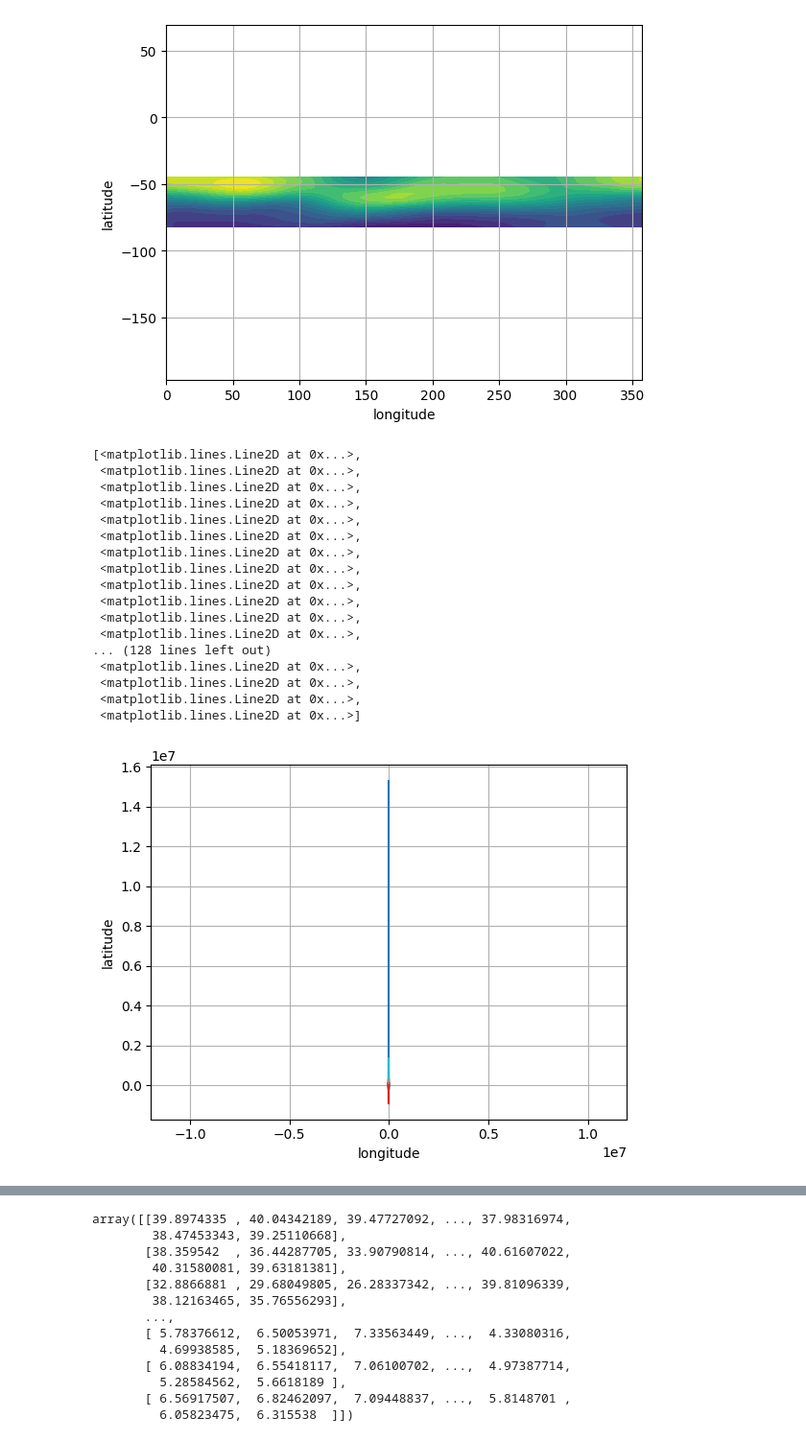
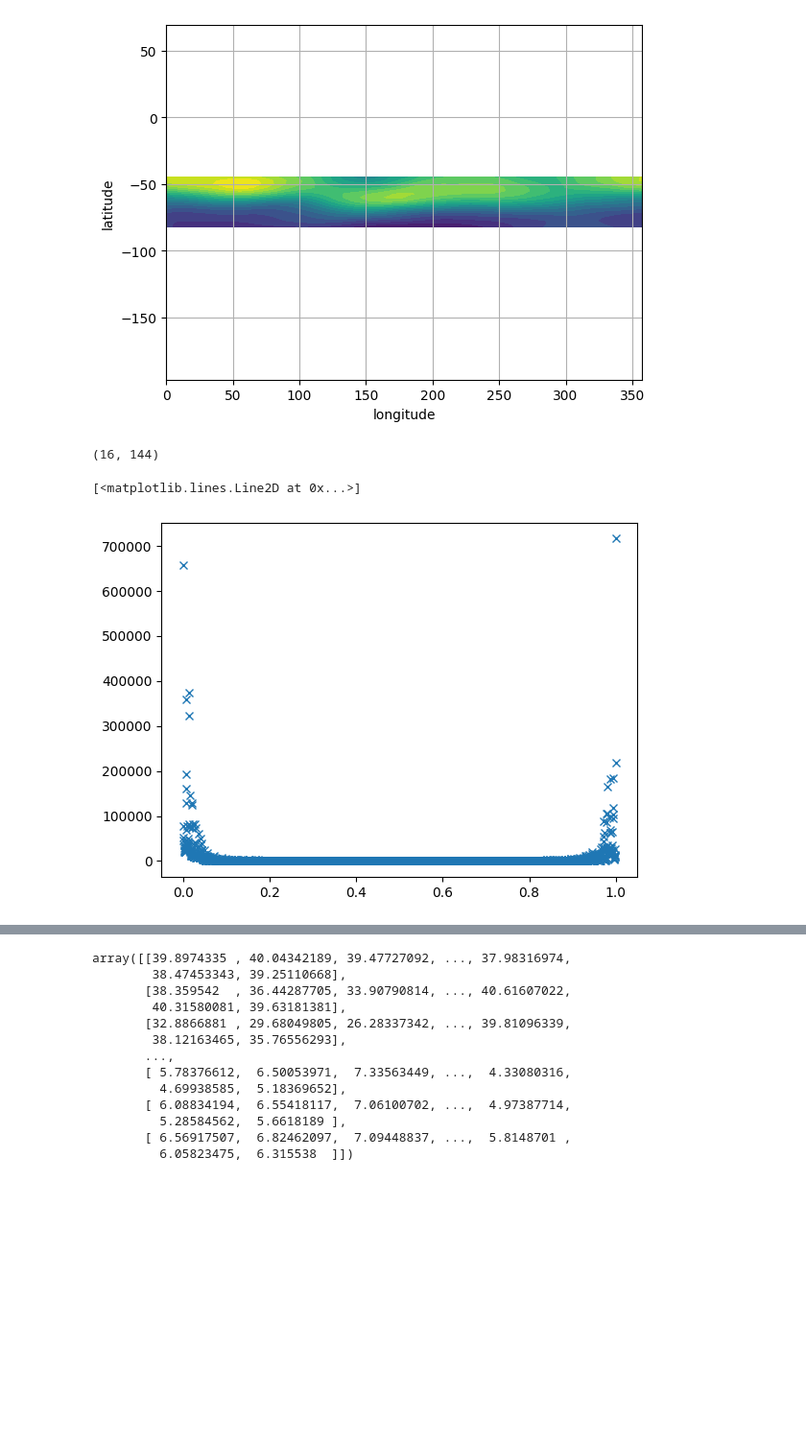
Before and after one commit to callieham/Year-3, a Jupyter notebook: Scientific Computing/project_3_testing.ipynb, the cells around one changed output, grey strips where cells are left out. Shown at 96% size. Cells and saved outputs as stored; diff of their text form; code cells hidden in the pictures; blank space fills up the shorter version.

```diff
--- a/Scientific Computing/project_3_testing.ipynb
+++ b/Scientific Computing/project_3_testing.ipynb
@@ -55,28 +55,15 @@ plot_field(lat, lon, u_reduced, 0)
 F = u.reshape(365, -1)
 F_hat = np.fft.fft2(F)
 F_hat_reshaped = F_hat.reshape(np.shape(u))
+np.shape(F_hat_reshaped[0])
+# %% [output]
+(16, 144)
 # %%
-plot_field(lat, lon, F_hat_reshaped, 150)
-plt.plot(F_hat_reshaped[0])
+#plot_field(lat, lon, F_hat_reshaped, 150)
+plt.plot(np.linspace(0, 1, 16*144), np.abs(F_hat_reshaped[364].reshape(16*144)), 'x')
 # %% [output]
-[<matplotlib.lines.Line2D at 0x...>,
- <matplotlib.lines.Line2D at 0x...>,
- <matplotlib.lines.Line2D at 0x...>,
- <matplotlib.lines.Line2D at 0x...>,
- <matplotlib.lines.Line2D at 0x...>,
- <matplotlib.lines.Line2D at 0x...>,
- <matplotlib.lines.Line2D at 0x...>,
- <matplotlib.lines.Line2D at 0x...>,
- <matplotlib.lines.Line2D at 0x...>,
- <matplotlib.lines.Line2D at 0x...>,
- <matplotlib.lines.Line2D at 0x...>,
- <matplotlib.lines.Line2D at 0x...>,
-... (128 lines left out)
- <matplotlib.lines.Line2D at 0x...>,
- <matplotlib.lines.Line2D at 0x...>,
- <matplotlib.lines.Line2D at 0x...>,
- <matplotlib.lines.Line2D at 0x...>]
+[<matplotlib.lines.Line2D at 0x...>]
-[figure, old version]
+[figure, new version]
 # %%
 def part2(f,method=2):
     """
```
Also changed, not shown: parts of 9 cells of this notebook.
